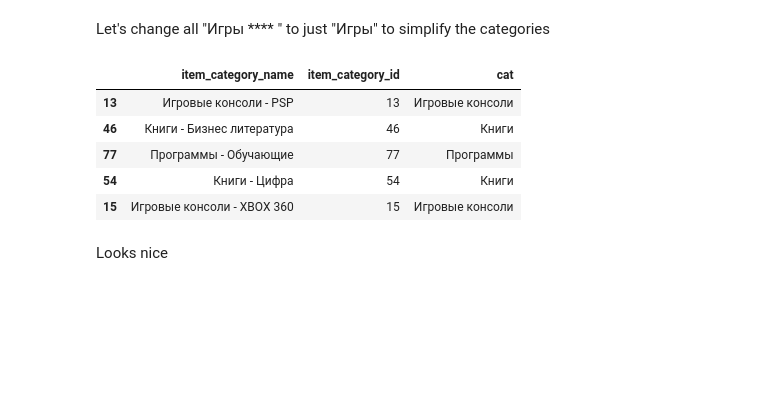
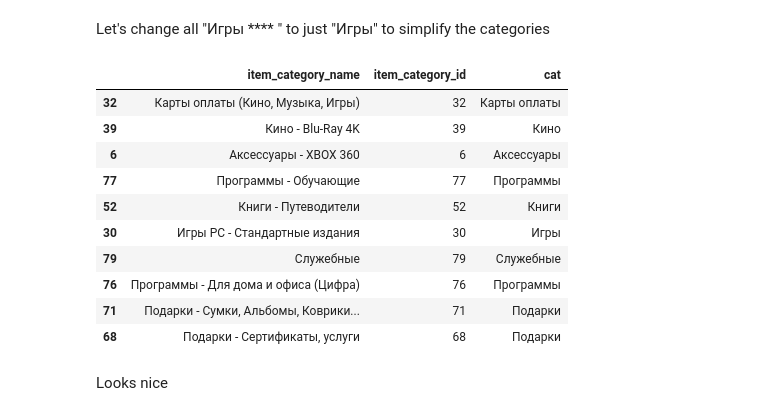
Before and after one commit to charlyrs/epam_mentorship, a Jupyter notebook: notebooks/EDA.ipynb, the cells around one changed output. Drawn from its saved outputs; the diff is of its cells as text; code cells hidden in the pictures; blank space fills up the shorter version.

```diff
--- a/notebooks/EDA.ipynb
+++ b/notebooks/EDA.ipynb
@@ -399,3 +350,5 @@ All the categories are unique. But there are a lot of them. If we look at the st
 Let's extract first key words (before '-') and get rid of the words in braces as they also represent additional information which may be redundant to the model
 # %%
 categories['cat'] = [x.split('-')[0].strip().split('(')[0].strip() for x in categories['item_category_name'] ]
+categories['sub_cat'] = categories["item_category_name"].str.split(" - ").str.get(1).str.strip().fillna("none")
+categories['sub_cat'] = categories['sub_cat'].str.split('(').str.get(0).str.strip()
@@ -411,14 +383,19 @@ Let's change all "Игры **** " to just "Игры" to simplify the categories
 # %%
 categories['cat'] = ['Игры' if x == 'Игры PC' or x == 'Игры Android' or x == 'Игры MAC' else x for x in categories['cat']  ]
 # %%
-categories.sample(5)
+categories.sample(10)
 # %% [output]
 |  | item_category_name | item_category_id | cat |
-| 13 | Игровые консоли - PSP | 13 | Игровые консоли |
-| 46 | Книги - Бизнес литература | 46 | Книги |
+| 32 | Карты оплаты (Кино, Музыка, Игры) | 32 | Карты оплаты |
+| 39 | Кино - Blu-Ray 4K | 39 | Кино |
+| 6 | Аксессуары - XBOX 360 | 6 | Аксессуары |
 | 77 | Программы - Обучающие | 77 | Программы |
-| 54 | Книги - Цифра | 54 | Книги |
-| 15 | Игровые консоли - XBOX 360 | 15 | Игровые консоли |
+| 52 | Книги - Путеводители | 52 | Книги |
+| 30 | Игры PC - Стандартные издания | 30 | Игры |
+| 79 | Служебные | 79 | Служебные |
+| 76 | Программы - Для дома и офиса (Цифра) | 76 | Программы |
+| 71 | Подарки - Сумки, Альбомы, Коврики... | 71 | Подарки |
+| 68 | Подарки - Сертификаты, услуги | 68 | Подарки |
 # %% [markdown]
 Looks nice
 # %%
```
Also changed, not shown: parts of 102 cells of this notebook.
